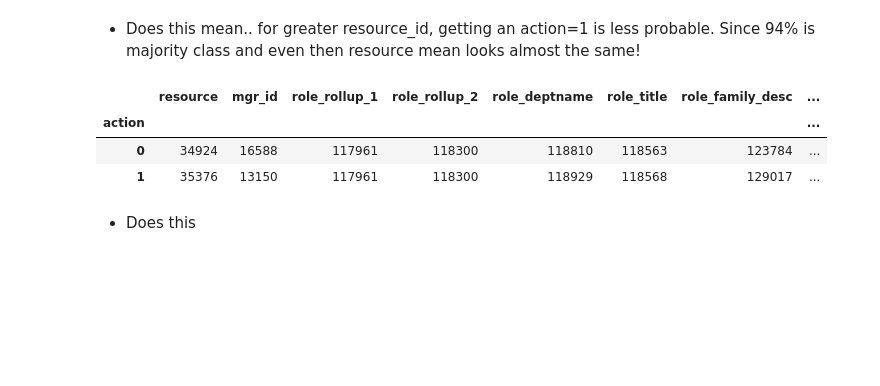
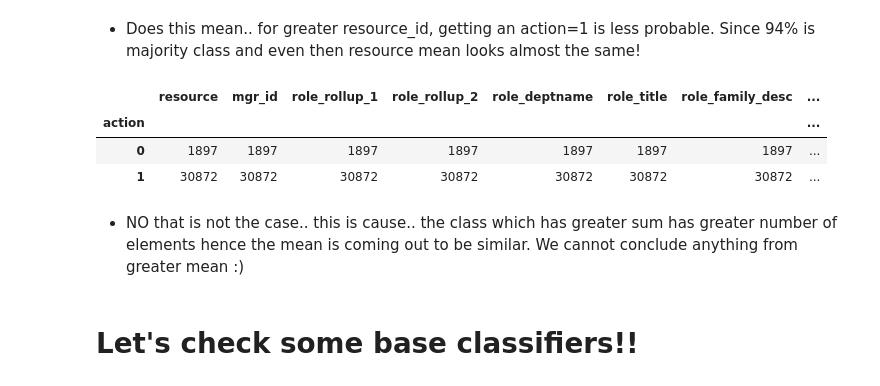
Before and after one commit to Saikiran5669/Amazon-Employee-Access-Challenge, a Jupyter notebook: Amazon-Employee-Access-Challenge.ipynb, the cells around one changed output. Cells and saved outputs as stored; diff of their text form; code cells hidden in the pictures; blank space fills up the shorter version.

```diff
--- a/Amazon-Employee-Access-Challenge.ipynb
+++ b/Amazon-Employee-Access-Challenge.ipynb
@@ -58,6 +76,8 @@ train.head()
 | 4 | 1 | 42680 | 5905 | 117929 | 117930 | 119569 | 119323 | 123932 | ... |
 # %% [markdown]
 # Number of unique elements per column
+# %%
+train.columns = train.columns.map(lambda x : str.lower(x))
 # %%
 for col in train.columns:
     print str(col) + " -> " + str(len(train[col].unique()))
@@ -97,9 +115,7 @@ train.plot(kind='line',x=train['resource'],y=train['action'])
 # %%
-train.groupby('action').median()
+train.groupby('action').count()
 # %% [output]
 |  | resource | mgr_id | role_rollup_1 | role_rollup_2 | role_deptname | role_title | role_family_desc | ... |
 | action |  |  |  |  |  |  |  | ... |
-| 0 | 34924 | 16588 | 117961 | 118300 | 118810 | 118563 | 123784 | ... |
-| 1 | 35376 | 13150 | 117961 | 118300 | 118929 | 118568 | 129017 | ... |
+| 0 | 1897 | 1897 | 1897 | 1897 | 1897 | 1897 | 1897 | ... |
+| 1 | 30872 | 30872 | 30872 | 30872 | 30872 | 30872 | 30872 | ... |
-# %% [markdown]
-* Does this
@@ -108,0 +122,2 @@ amazon-employee-access-challenge
+# %% [markdown]
+* NO that is not the case.. this is cause.. the class which has greater sum has greater number of elements hence the mean is coming out to be similar. We cannot conclude anything from greater mean :)
@@ -108,0 +128,2 @@ amazon-employee-access-challenge
+# %% [markdown]
+# Let's check some base classifiers!!
```
Also changed, not shown: parts of 58 cells of this notebook.
